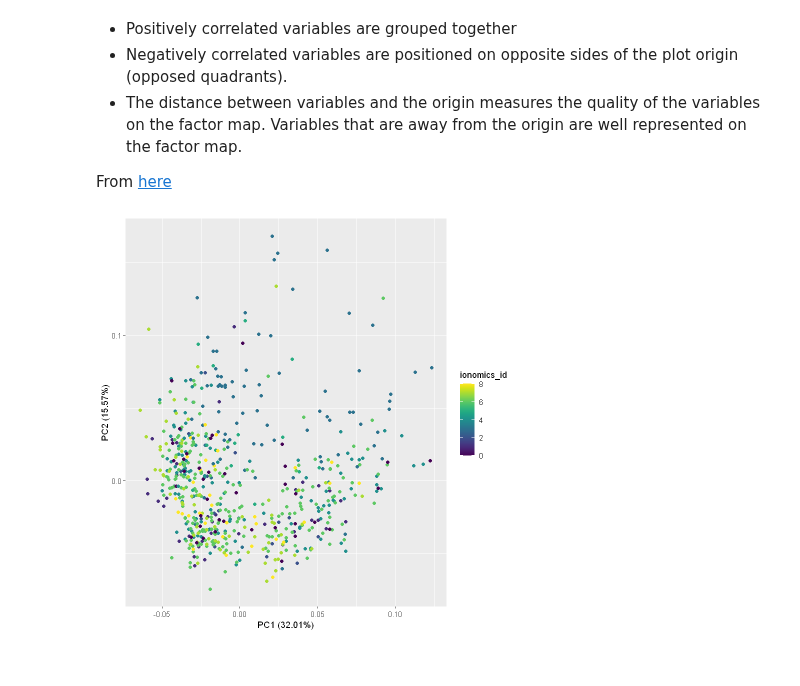
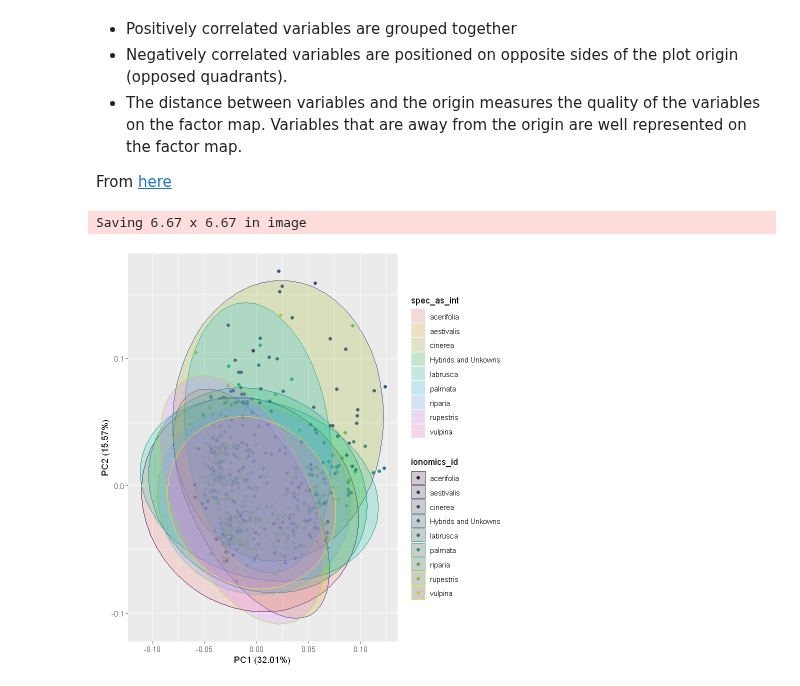
Before and after one commit to Kovacs-Lab/Geneva_Ionomics, a Jupyter notebook: PCA.ipynb, the cells around one changed output. Saved outputs shown, nothing was run; the diff lists cells and outputs as text; code cells hidden in the pictures.

```diff
--- a/PCA.ipynb
+++ b/PCA.ipynb
@@ -125,13 +141,15 @@ for (val in 1:nrow(ionomics_id)){
         ionomics_id[,2][val]<-"vulpina"
     }
     else if(ionomics_id[,2][val]==0){
-        ionomics_id[,2][val]<-"Z"
+        ionomics_id[,2][val]<-"Hybrids and Unkowns"
     }
 }
 # %%
-autoplot(ionsPCA, data = ionomics_id, colour = 'spec_as_int') + scale_color_viridis("ionomics_id")
+autoplot(ionsPCA, data = ionomics_id, colour = 'spec_as_int', frame = TRUE, frame.type = 'norm') + scale_color_viridis_d("ionomics_id")
+ggsave(filename = "PCA.jpg", dpi = "retina")
 # %% [output]
+Saving 6.67 x 6.67 in image
-[figure, old version]
+[figure, new version]
 # %%
 pcaVars <- get_pca_var(ionsPCA)
 pcaVars$contrib[,1]
```
Also changed, not shown: parts of 4 cells of this notebook, 1 other file.
